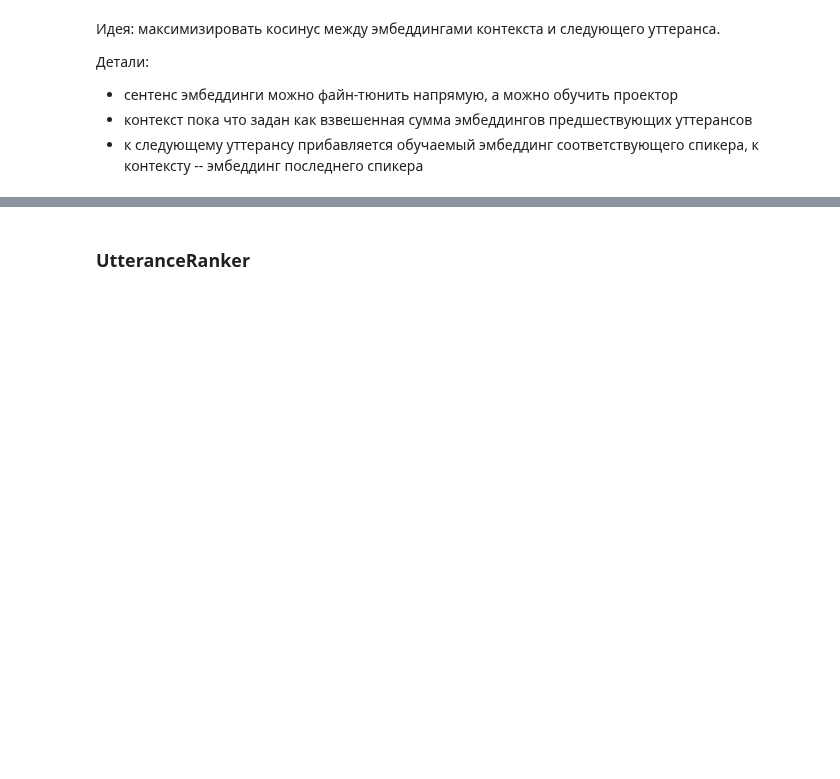
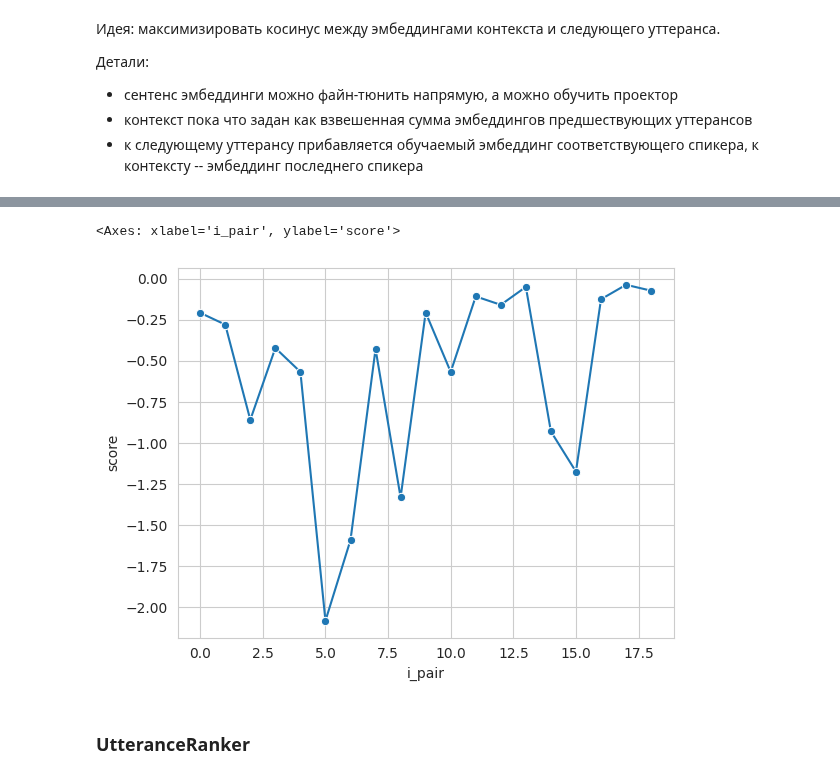
Before and after one commit to voorhs/dialogue-augmentation, a Jupyter notebook: augmentation_development.ipynb, the cells around one changed output, grey strips where cells are left out. Drawn from its saved outputs; the diff is of its cells as text; code cells hidden in the pictures; blank space fills up the shorter version.

```diff
--- a/augmentation_development.ipynb
+++ b/augmentation_development.ipynb
@@ -2336,0 +2367,23 @@ augment(dataset[1])
+# %%
+import json
+
+dataset = json.load(open('aug-data/original.json', 'r'))
+# %%
+from collections import defaultdict
+from tqdm.autonotebook import tqdm
+
+t = 0.05
+exp_results = defaultdict(list)
+for i_dia, dia in enumerate(tqdm(dataset)):
+    batch = model.make_batch_from_dia(dia)
+    logits = model.get_logits(batch, temperature=t)
+    pos_scores = get_score(logits)
+    for i_pair, score in enumerate(pos_scores):
+        exp_results['i_dia'].append(i_dia)
+        exp_results['i_pair'].append(i_pair)
+        exp_results['score'].append(score.item())
+# %%
+import pandas as pd
+
+
+df = pd.DataFrame(exp_results)
@@ -2337,3 +2420,12 @@ augment(dataset[1])
+# %%
+import seaborn as sns
+sns.set_style('whitegrid')
+
+i_dia = 4
+sns.lineplot(data=df[df.i_dia==i_dia], x='i_pair', y='score', marker='o')
+# %% [output]
+<Axes: xlabel='i_pair', ylabel='score'>
+[figure, added]
 # %% [markdown]
 ### UtteranceRanker
 # %% [markdown]
```
Also changed, not shown: parts of 21 cells of this notebook, 4 other files.
